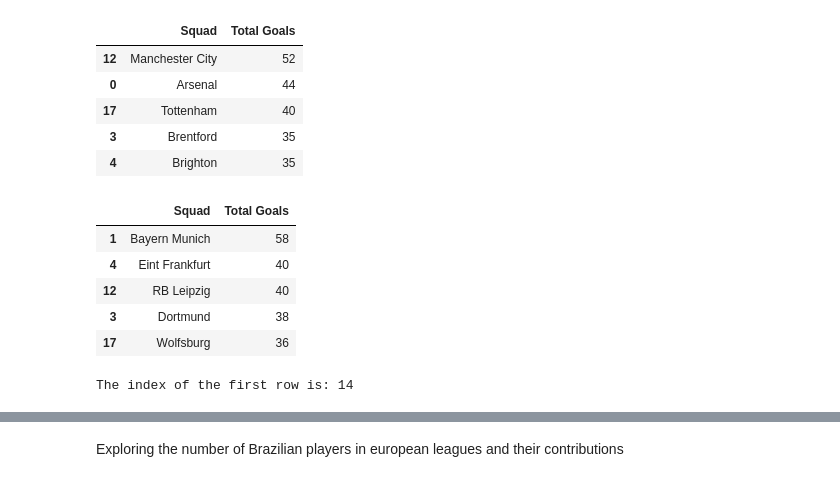
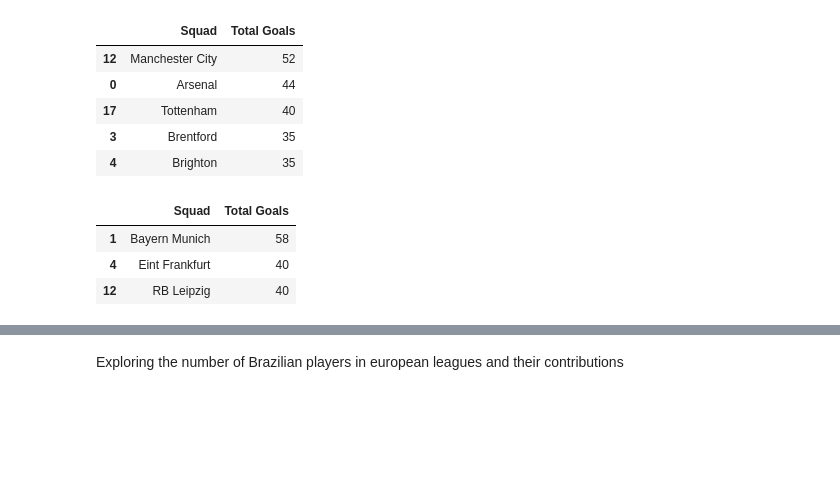
Before and after one commit to tiagoru/Football_Player_Stats, a Jupyter notebook: footbal_analysis.ipynb, the cells around one changed output, grey strips where cells are left out. Cells and saved outputs as stored; diff of their text form; code cells hidden in the pictures; blank space fills up the shorter version.

```diff
--- a/footbal_analysis.ipynb
+++ b/footbal_analysis.ipynb
@@ -260,16 +275,9 @@ top_team_PL.head(5)
 # %%
 top_team_BU = BU.groupby(['Squad'])['Goals'].sum().reset_index().rename(columns={'Goals':'Total Goals'})
 top_team_BU.sort_values(by='Total Goals', ascending = False, inplace = True)
-top_team_BU.head(5)
+top_team_BU.head(3)
 # %% [output]
 |  | Squad | Total Goals |
 | 1 | Bayern Munich | 58 |
 | 4 | Eint Frankfurt | 40 |
 | 12 | RB Leipzig | 40 |
-| 3 | Dortmund | 38 |
-| 17 | Wolfsburg | 36 |
-# %%
-first_row_index = top_team_L1.index[0]
-print("The index of the first row is:", first_row_index)
-# %% [output]
-The index of the first row is: 14
```
Also changed, not shown: parts of 12 cells of this notebook.
